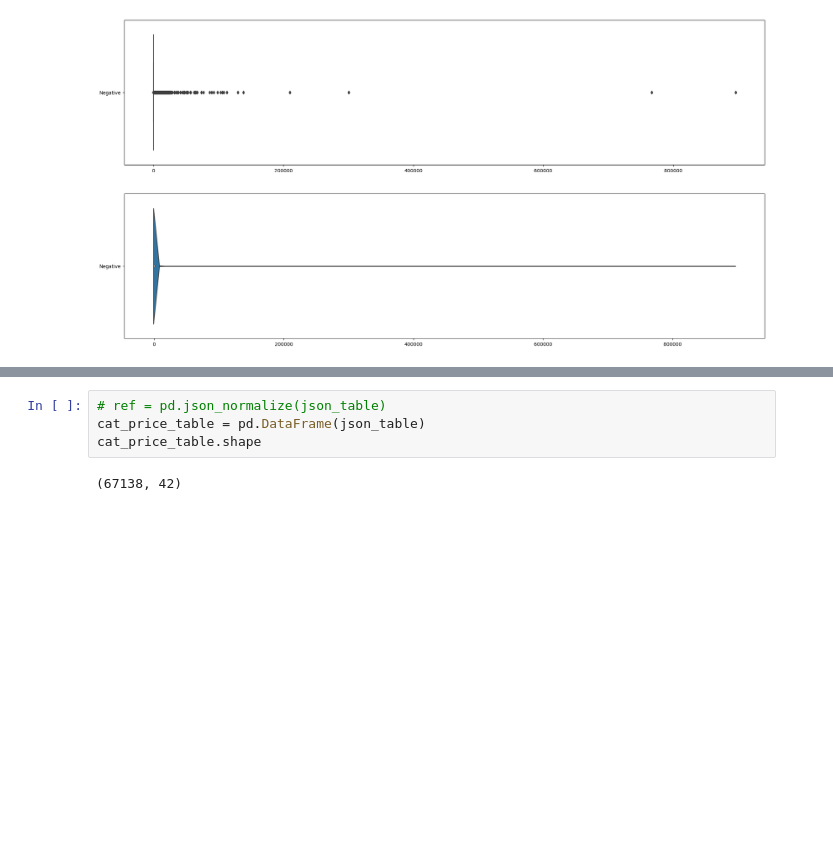
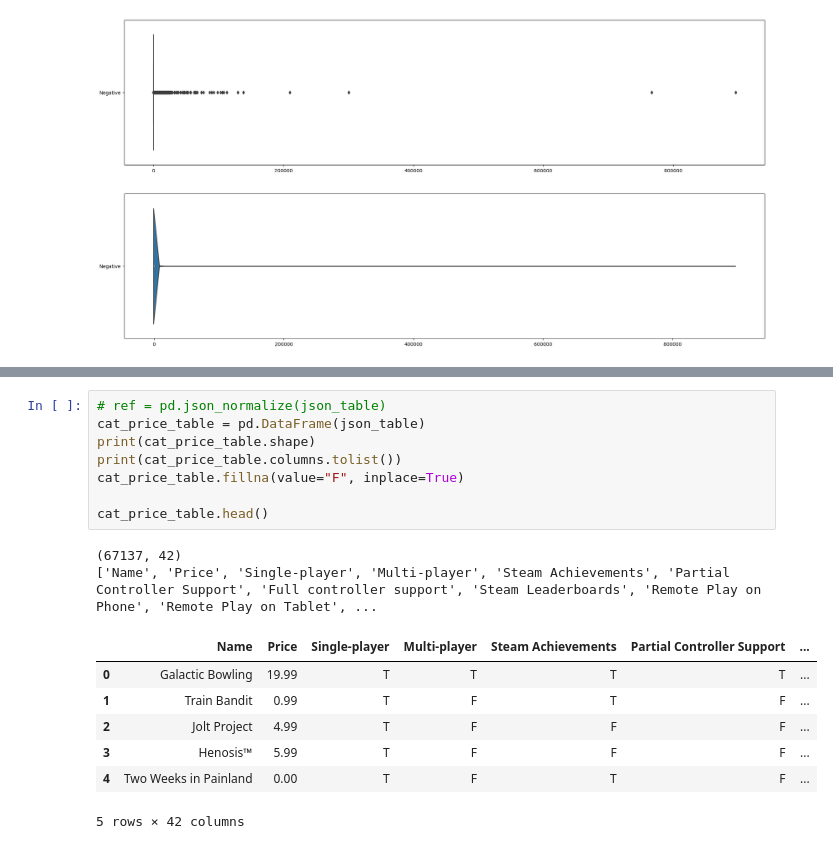
Before and after one commit to CollCyx/SC1015-Mini-Project, a Jupyter notebook: trial.ipynb, the cells around one changed output, grey strips where cells are left out. Saved outputs shown, nothing was run; the diff lists cells and outputs as text; blank space fills up the shorter version.

```diff
--- a/trial.ipynb
+++ b/trial.ipynb
@@ -124,6 +94,18 @@ print(len(json_table))
 # %%
 # ref = pd.json_normalize(json_table)
 cat_price_table = pd.DataFrame(json_table)
-cat_price_table.shape
+print(cat_price_table.shape)
+print(cat_price_table.columns.tolist())
+cat_price_table.fillna(value="F", inplace=True)
+
+cat_price_table.head()
 # %% [output]
-(67138, 42)
+(67137, 42)
+['Name', 'Price', 'Single-player', 'Multi-player', 'Steam Achievements', 'Partial Controller Support', 'Full controller support', 'Steam Leaderboards', 'Remote Play on Phone', 'Remote Play on Tablet', ...
+|  | Name | Price | Single-player | Multi-player | Steam Achievements | Partial Controller Support | ... |
+| 0 | Galactic Bowling | 19.99 | T | T | T | T | ... |
+| 1 | Train Bandit | 0.99 | T | F | T | F | ... |
+| 2 | Jolt Project | 4.99 | T | F | F | F | ... |
+| 3 | Henosis™ | 5.99 | T | F | F | F | ... |
+| 4 | Two Weeks in Painland | 0.00 | T | F | T | F | ... |
+5 rows × 42 columns
```
Also changed, not shown: parts of 9 cells of this notebook, 2 other files.
